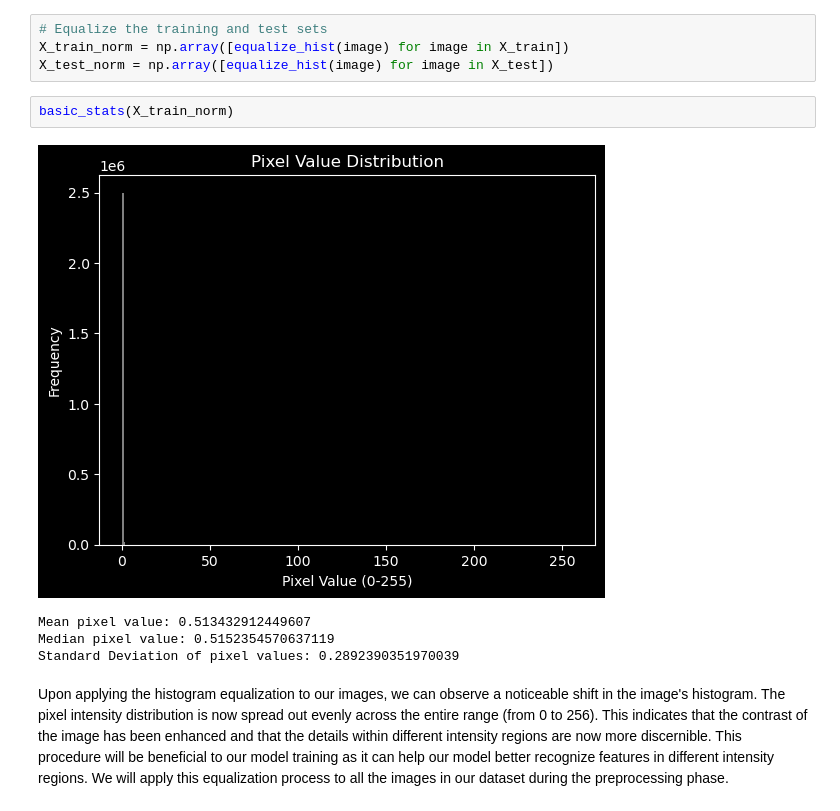
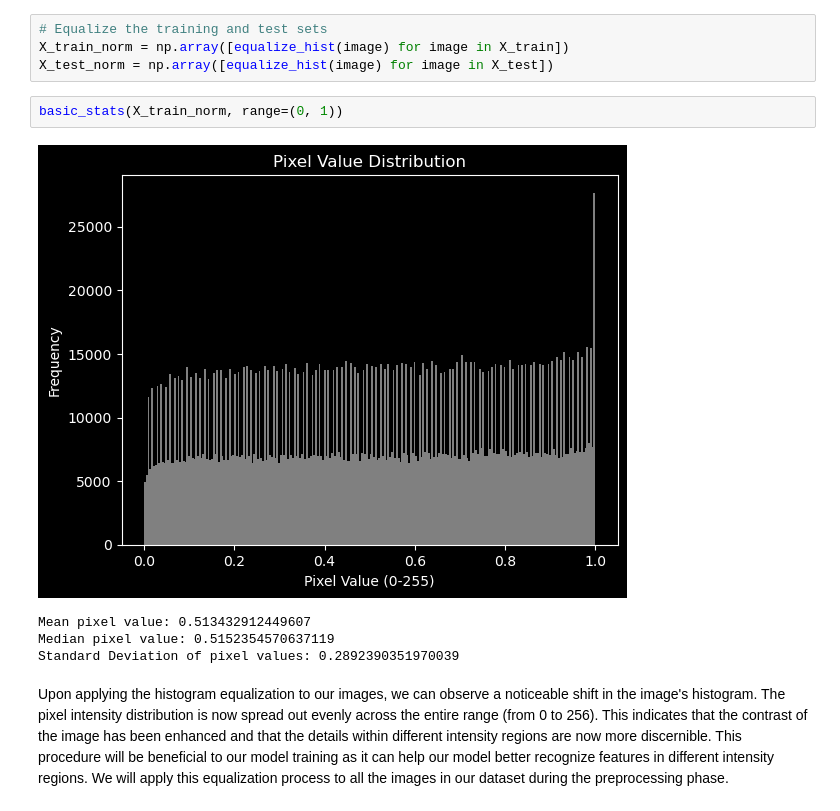
Before and after one commit to BRJoaquin/ml-ia-obligatorio, a Jupyter notebook: face_detector.ipynb, the cells around one changed output. Cells and saved outputs as stored; diff of their text form.

```diff
--- a/face_detector.ipynb
+++ b/face_detector.ipynb
@@ -309,9 +308,9 @@ plt.show()
 X_train_norm = np.array([equalize_hist(image) for image in X_train])
 X_test_norm = np.array([equalize_hist(image) for image in X_test])
 # %%
-basic_stats(X_train_norm)
+basic_stats(X_train_norm, range=(0, 1))
 # %% [output]
-[figure, old version]
+[figure, new version]
 Mean pixel value: 0.513432912449607
 Median pixel value: 0.5152354570637119
 Standard Deviation of pixel values: 0.2892390351970039
```
Also changed, not shown: parts of 56 cells of this notebook, 9 other files.
